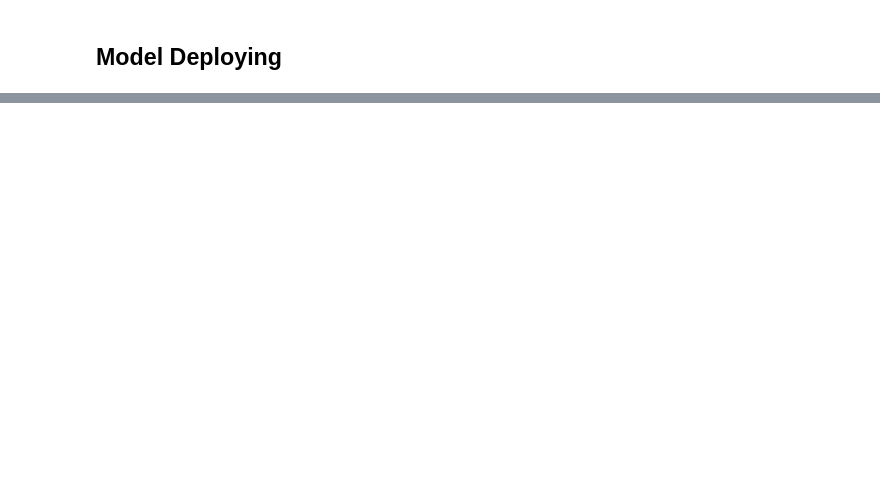
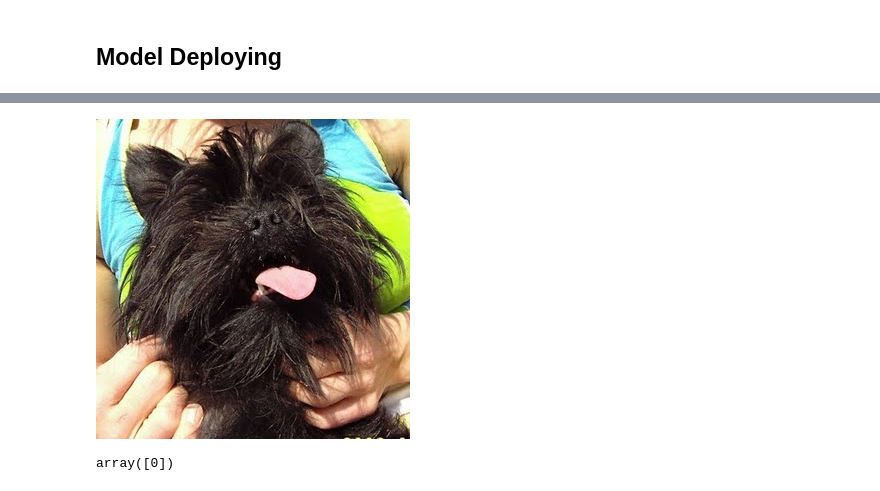
Before and after one commit to soyaoki/AWSMLE-Image-Classification-using-AWS-SageMaker, a Jupyter notebook: train_and_deploy.ipynb, the cells around one changed output, grey strips where cells are left out. Drawn from its saved outputs; the diff is of its cells as text; code cells hidden in the pictures; blank space fills up the shorter version.

```diff
--- a/train_and_deploy.ipynb
+++ b/train_and_deploy.ipynb
@@ -460,7 +435,7 @@ pytorch_model = PyTorchModel(
     predictor_cls=ImagePredictor
 )
 
-predictor = pytorch_model.deploy(initial_instance_count=1, instance_type="ml.g4dn.xlarge")
+predictor = pytorch_model.deploy(initial_instance_count=1, instance_type="ml.m5.large")
 # %% [output]
 sagemaker.config INFO - Not applying SDK defaults from location: /etc/xdg/sagemaker/config.yaml
 sagemaker.config INFO - Not applying SDK defaults from location: /home/sagemaker-user/.config/sagemaker/config.yaml
@@ -526,0 +493,4 @@ print(response)
+# %%
+Image.open(io.BytesIO(img_bytes))
+# %% [output]
+[figure, added]
@@ -526,0 +499,4 @@ print(response)
+# %%
+np.argmax(response, 1)
+# %% [output]
+array([0])
```
Also changed, not shown: parts of 42 cells of this notebook, 25 other files.
